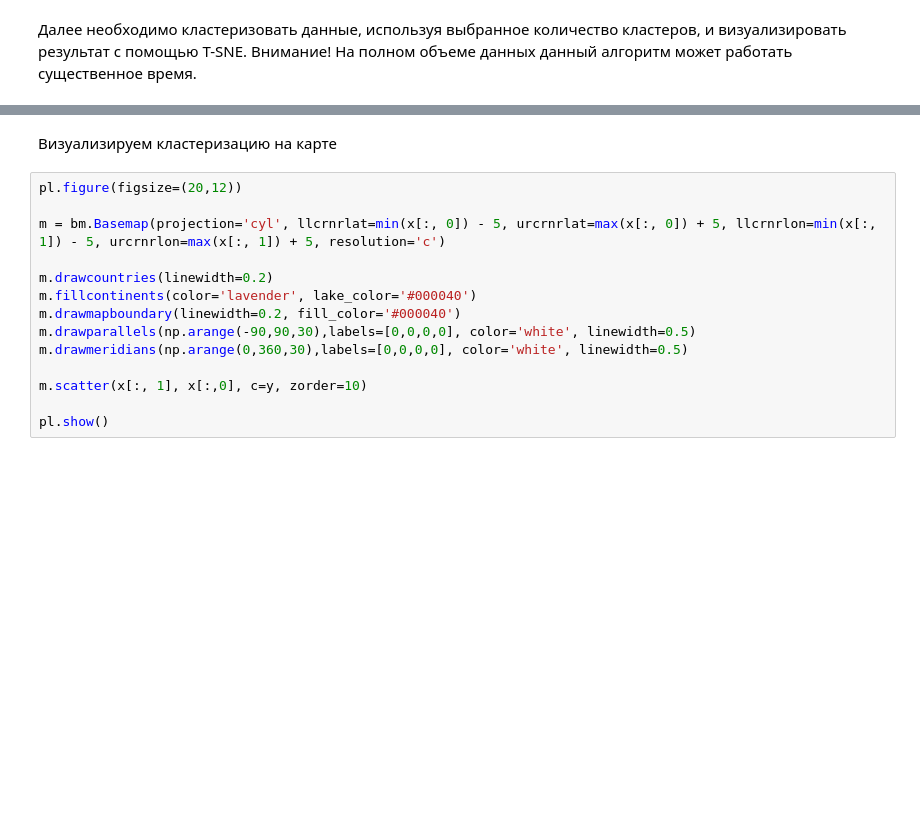
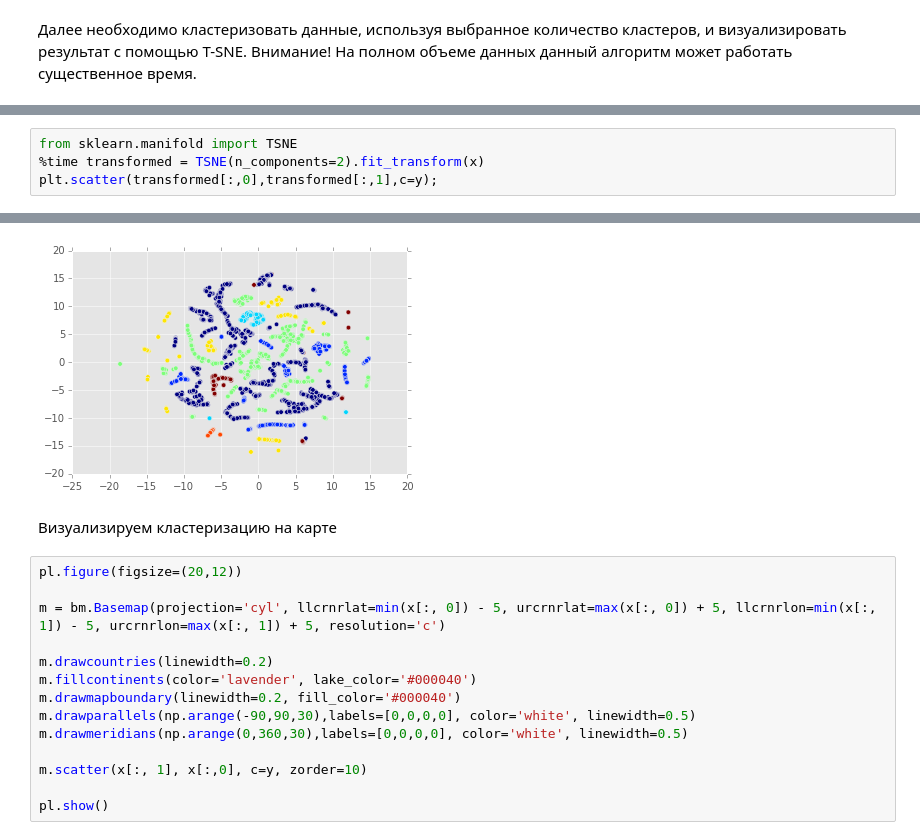
Before and after one commit to aitap/sphere-dm1-homework, a Jupyter notebook: hw2-clusters/krylov.ipynb, the cells around one changed output, grey strips where cells are left out. Cells and saved outputs as stored; diff of their text form; blank space fills up the shorter version.

```diff
--- a/hw2-clusters/krylov.ipynb
+++ b/hw2-clusters/krylov.ipynb
@@ -235,0 +252,5 @@ Wall time: 48.9 s
+# %%
+from sklearn.manifold import TSNE
+%time transformed = TSNE(n_components=2).fit_transform(x)
+plt.scatter(transformed[:,0],transformed[:,1],c=y);
+# %% [output]
@@ -236,3 +259,4 @@ Wall time: 48.9 s
+[figure, added]
 # %% [markdown]
 Визуализируем кластеризацию на карте
 # %%
```
Also changed, not shown: parts of 10 cells of this notebook.
